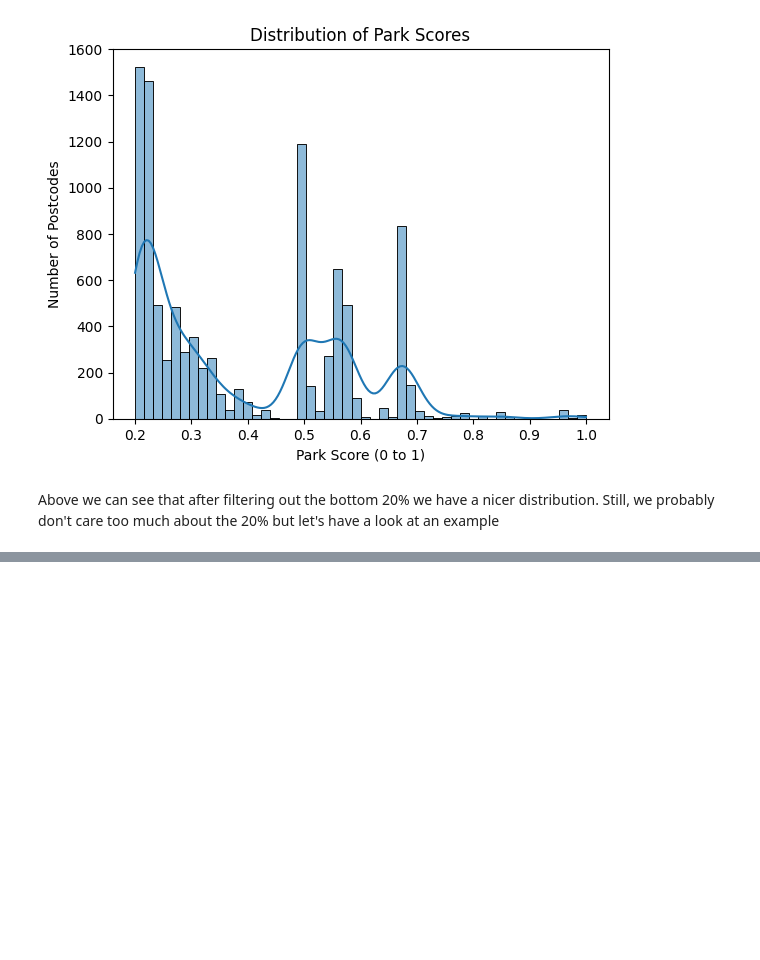
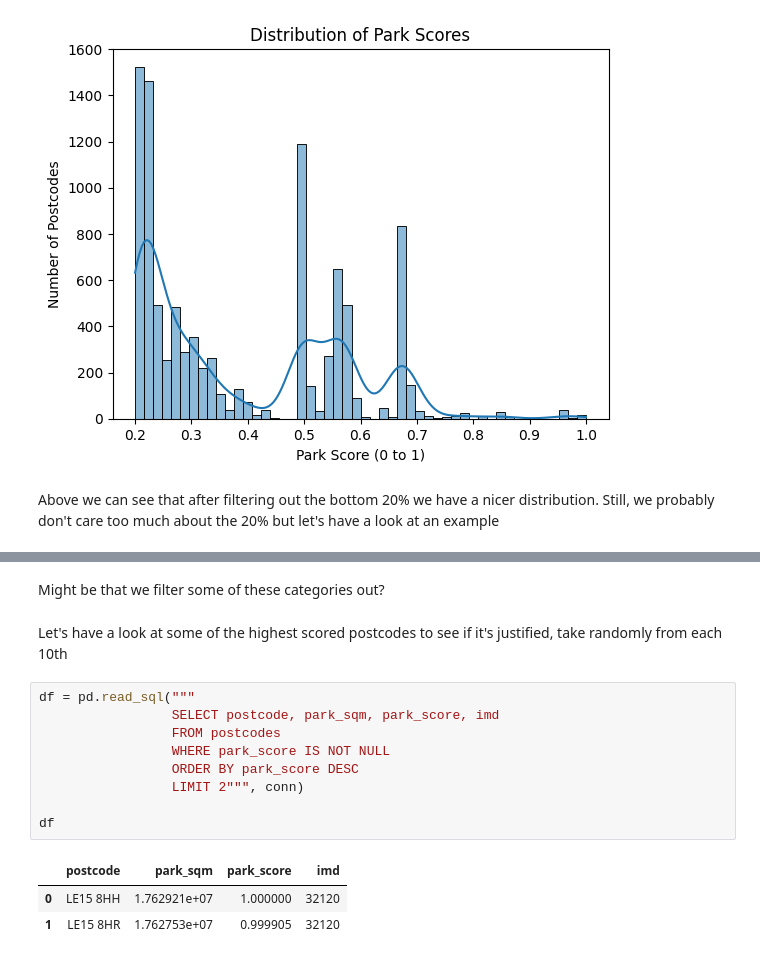
Before and after one commit to moulson/loam, a Jupyter notebook: notebooks/analysis.ipynb, the cells around one changed output, grey strips where cells are left out. Drawn from its saved outputs; the diff is of its cells as text; blank space fills up the shorter version.

```diff
--- a/notebooks/analysis.ipynb
+++ b/notebooks/analysis.ipynb
@@ -117,0 +107,17 @@ So this actually has quite a bit of green space around it. It might be that we h
+# %% [markdown]
+Might be that we filter some of these categories out?
+# %% [markdown]
+Let's have a look at some of the highest scored postcodes to see if it's justified, take randomly from each 10th
+# %%
+df = pd.read_sql("""
+                 SELECT postcode, park_sqm, park_score, imd
+                 FROM postcodes
+                 WHERE park_score IS NOT NULL
+                 ORDER BY park_score DESC
+                 LIMIT 2""", conn)
+
+df
+# %% [output]
+|  | postcode | park_sqm | park_score | imd |
+| 0 | LE15 8HH | 1.762921e+07 | 1.000000 | 32120 |
+| 1 | LE15 8HR | 1.762753e+07 | 0.999905 | 32120 |
```
Also changed, not shown: parts of 28 cells of this notebook, 1 other file.
